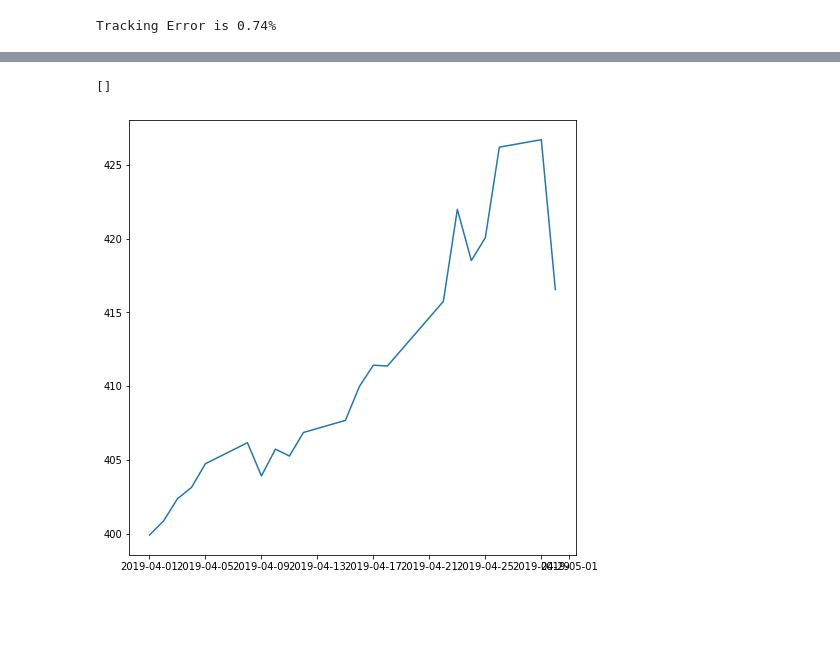
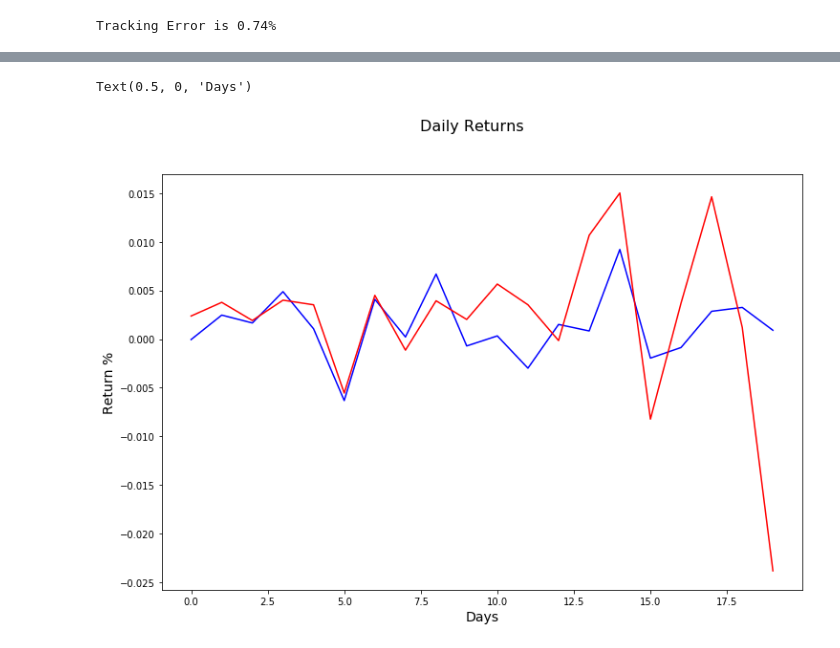
Before and after one commit to TheDonKane/CaseStudy_KeplerFi, a Jupyter notebook: replicatedPortfolio.ipynb, the cells around one changed output, grey strips where cells are left out. Drawn from its saved outputs; the diff is of its cells as text; code cells hidden in the pictures; blank space fills up the shorter version.

```diff
--- a/replicatedPortfolio.ipynb
+++ b/replicatedPortfolio.ipynb
@@ -324,3 +309,25 @@ def trackingError():
 trackingError()
 # %% [output]
 Tracking Error is 0.74%
+# %%
+# create figure and axis objects with subplots()
+fig,ax = plt.subplots()
+# make a plot
+fig.suptitle('Daily Adj Closing Price', fontsize=16)
+plt.rcParams['figure.figsize'] = (12,8)
+ax.plot(figsize = (12,8))
+ax2.plot(figsize = (12,8))
+ax.plot(replicateETF(), color="red", marker="o")
+# set x-axis label
+ax.set_xlabel("Date")
+# set y-axis label
+ax.set_ylabel("Replicated PF",color="red",fontsize=14)
+
+ax2=ax.twinx()
+
+
+
+
+ax2.plot(russell(), color="blue", marker="o")
+ax2.set_ylabel("^RUI",color="blue",fontsize=14)
+plt.show()
@@ -327,13 +336,15 @@ Tracking Error is 0.74%
 # %%
-import seaborn as sns
+fig=plt.figure(figsize = (12,8))
+fig.suptitle('Daily Returns', fontsize=16)
 
+fig.show()
+ax=fig.add_subplot(111)
 
-fig=plt.figure(figsize = (8,8))
-fig.show()
-#ax=fig.add_subplot(111)
+plt.plot(russellTotalReturn, color="blue")
+plt.plot(etfTotalReturn, color="red")
 
-plt.plot(replicateETF())
-plt.plot()
+ax.set_ylabel("Return %",fontsize=14)
+ax.set_xlabel("Days",fontsize=14)
 # %% [output]
-[]
+Text(0.5, 0, 'Days')
-[figure, old version]
+[figure, new version]
```
Also changed, not shown: parts of 10 cells of this notebook.
